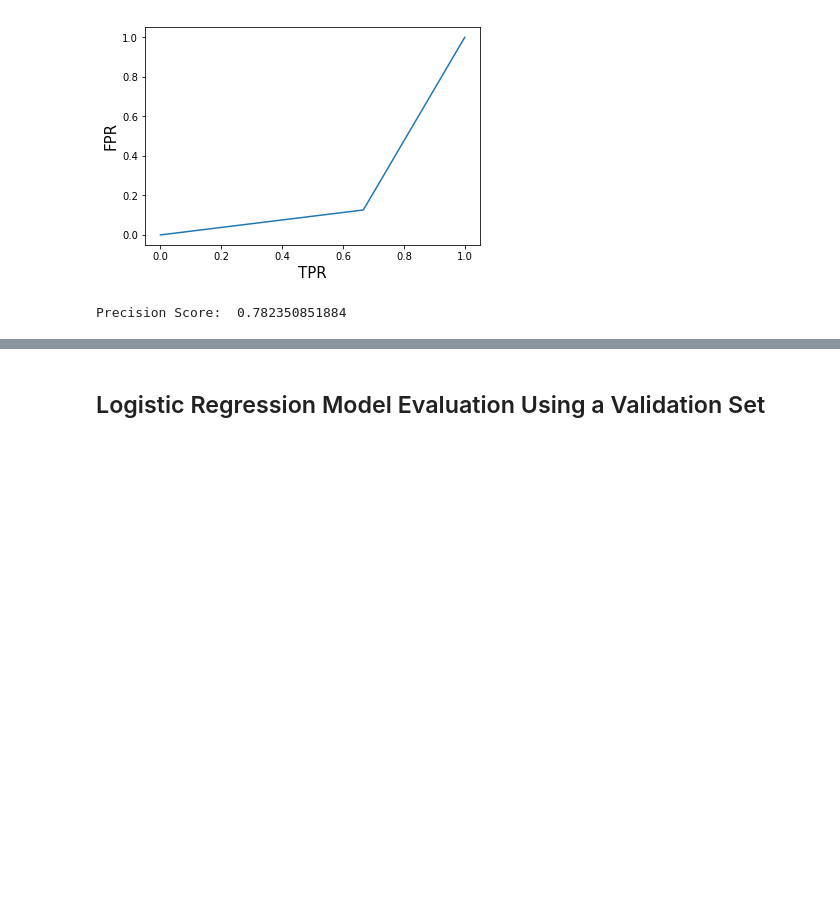
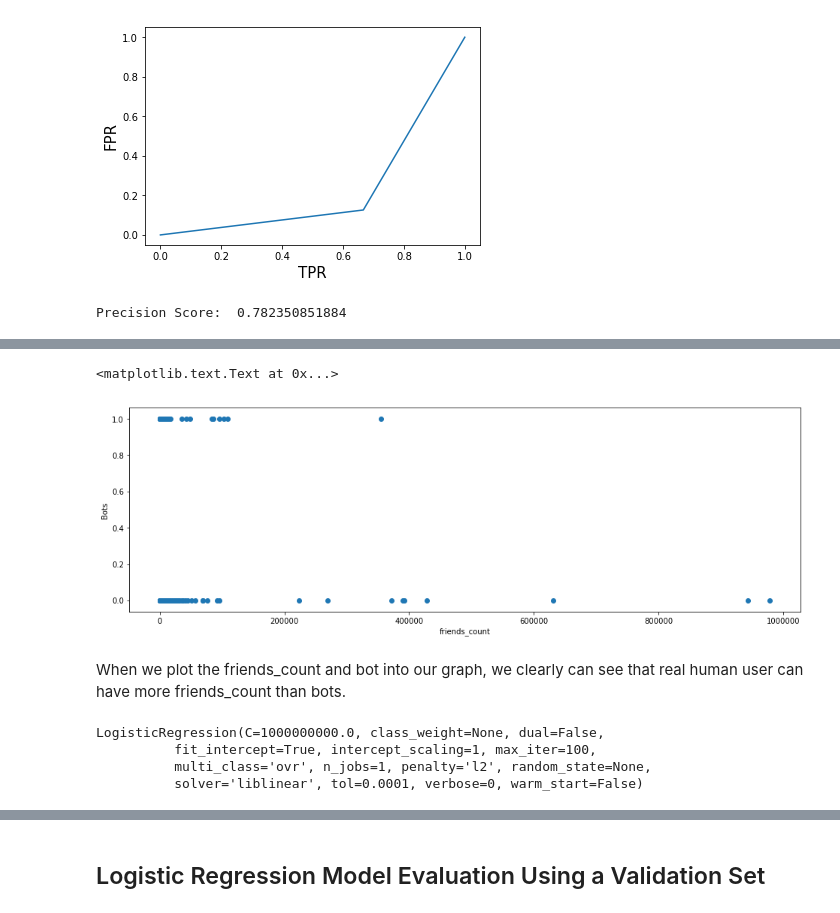
Before and after one commit to heng2j/-Twitter-Account-Bot-or-not-Bot, a Jupyter notebook: Prediction for Bot or not Bot twitter accounts.ipynb, the cells around one changed output, grey strips where cells are left out. Saved outputs shown, nothing was run; the diff lists cells and outputs as text; code cells hidden in the pictures; blank space fills up the shorter version.

```diff
--- a/Prediction for Bot or not Bot twitter accounts.ipynb
+++ b/Prediction for Bot or not Bot twitter accounts.ipynb
@@ -492,0 +557,20 @@ model.score(X_test[treeNames], Y_test_LR)
+# %%
+plt.scatter(df.friends_count, df.bot)
+plt.xlabel('friends_count')
+plt.ylabel('Bots')
+# %% [output]
+<matplotlib.text.Text at 0x...>
+[figure, added]
+# %% [markdown]
+When we plot the friends_count and bot into our graph, we clearly can see that real human user can have more friends_count than bots.
+# %%
+logreg = LogisticRegression(C=1e9)
+feature_cols = ['friends_count']
+X_LR2 = df[feature_cols]
+y_LR2 = df.bot
+logreg.fit(X_LR2, y_LR2)
+# %% [output]
+LogisticRegression(C=1000000000.0, class_weight=None, dual=False,
+          fit_intercept=True, intercept_scaling=1, max_iter=100,
+          multi_class='ovr', n_jobs=1, penalty='l2', random_state=None,
+          solver='liblinear', tol=0.0001, verbose=0, warm_start=False)
```
Also changed, not shown: parts of 35 cells of this notebook.
